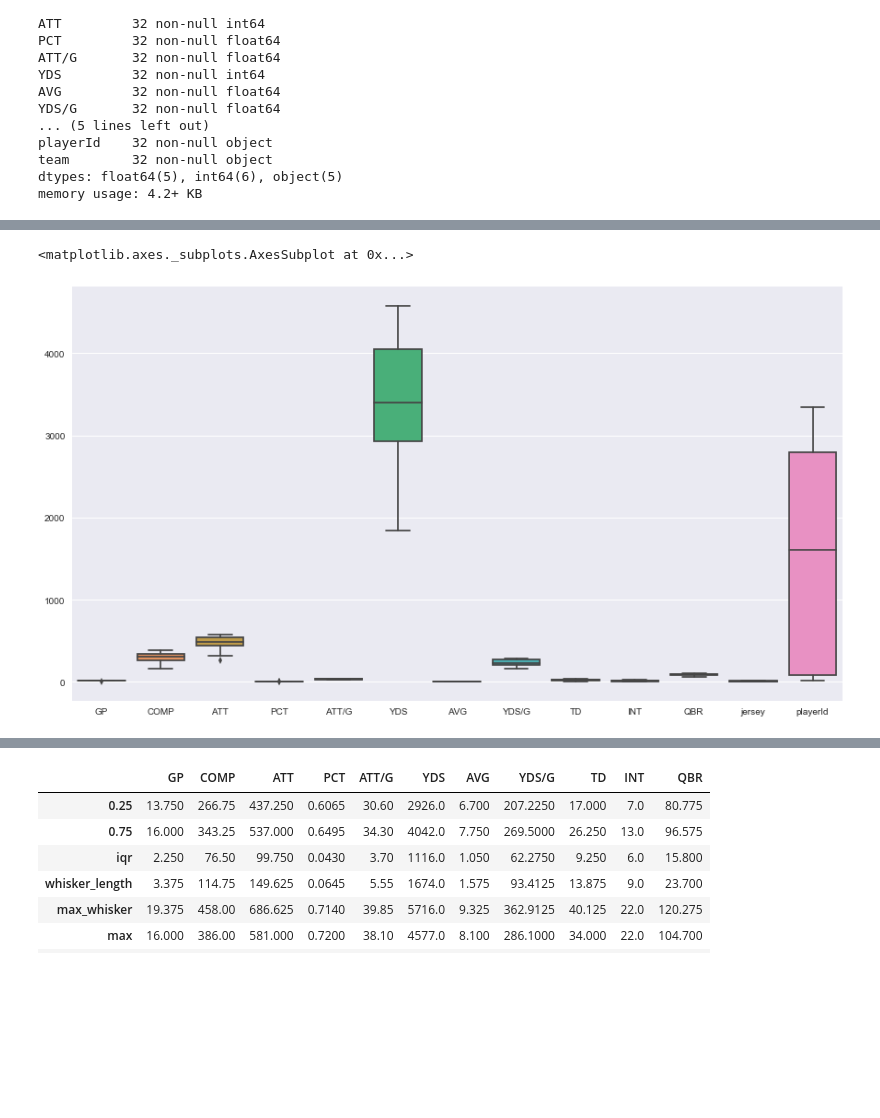
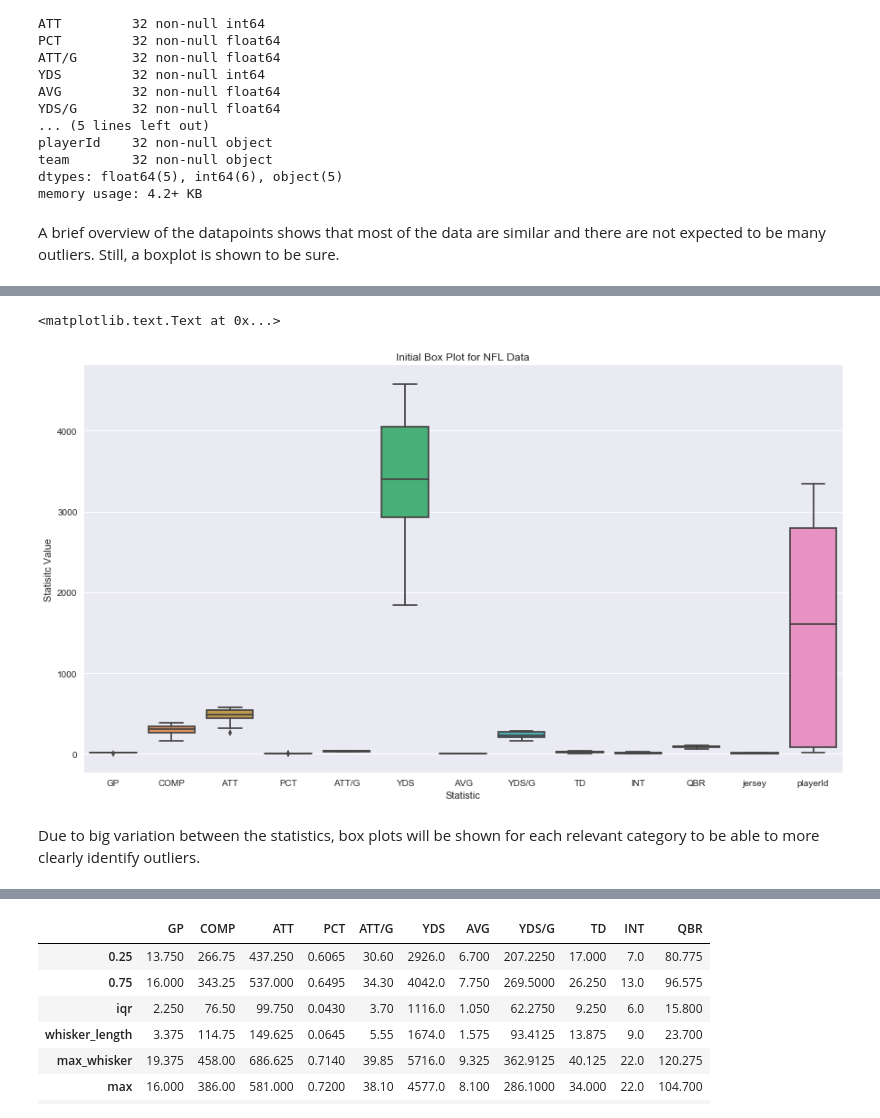
Before and after one commit to TristanMoser/byu_econ_applied_machine_learning, a Jupyter notebook: homeworks/Homework_1_TristanMoser.ipynb, the cells around one changed output, grey strips where cells are left out. Saved outputs shown, nothing was run; the diff lists cells and outputs as text; code cells hidden in the pictures; blank space fills up the shorter version.

Commit message:
Finalized JSON data and finished up labeling graphs and explaining my steps

```diff
--- a/homeworks/Homework_1_TristanMoser.ipynb
+++ b/homeworks/Homework_1_TristanMoser.ipynb
@@ -509,6 +586,8 @@ playerId    32 non-null object
 team        32 non-null object
 dtypes: float64(5), int64(6), object(5)
 memory usage: 4.2+ KB
+# %% [markdown]
+A brief overview of the datapoints shows that most of the data are similar and there are not expected to be many outliers. Still, a boxplot is shown to be sure.
 # %%
 full_nfl.describe()
 # %% [output]
@@ -523,8 +602,12 @@ full_nfl.describe()
 | max | 16.000000 | 386.000000 | 581.000000 | 0.720000 | 38.100000 | 4577.000000 | 8.100000 | 286.100000 | 34.000000 | 22.000000 | 104.700000 |
 # %%
 fig, ax = plt.subplots(figsize= (15, 8.27))
-sns.boxplot(full_nfl)
+sns.boxplot(data=full_nfl).set_title('Initial Box Plot for NFL Data')
+plt.xlabel("Statistic")
+plt.ylabel("Statisitc Value")
 # %% [output]
-<matplotlib.axes._subplots.AxesSubplot at 0x...>
+<matplotlib.text.Text at 0x...>
-[figure, old version]
+[figure, new version]
+# %% [markdown]
+Due to big variation between the statistics, box plots will be shown for each relevant category to be able to more clearly identify outliers.
 # %%
```
Also changed, not shown: parts of 38 cells of this notebook.
